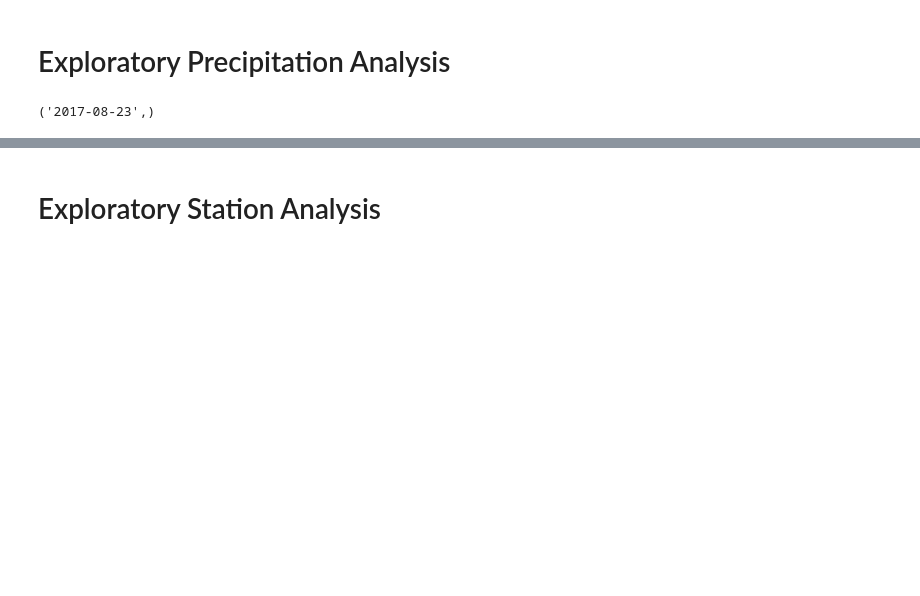
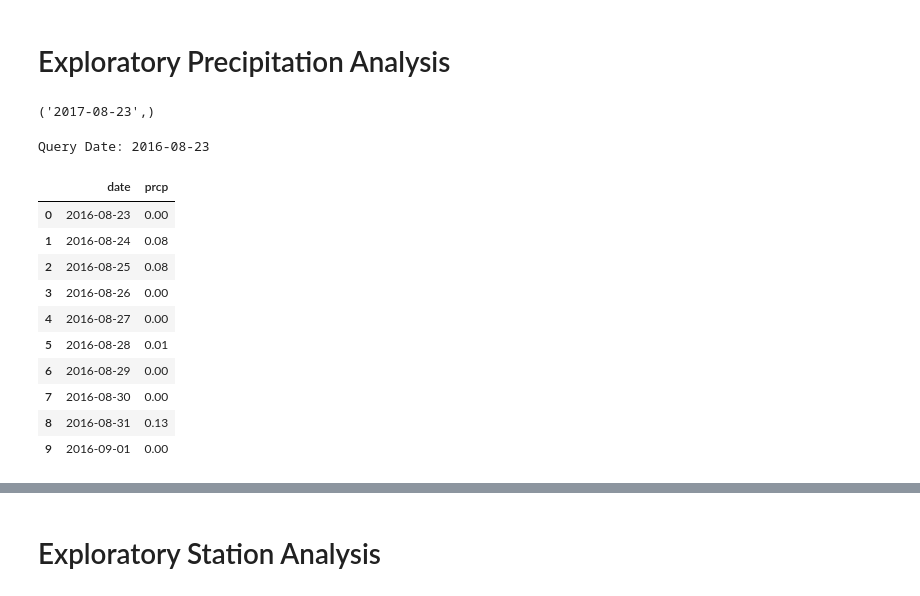
Before and after one commit to amjad5050/sqlalchemy-challenge, a Jupyter notebook: Instructions/climate_starter.ipynb, the cells around one changed output, grey strips where cells are left out. Cells and saved outputs as stored; diff of their text form; code cells hidden in the pictures; blank space fills up the shorter version.

```diff
--- a/Instructions/climate_starter.ipynb
+++ b/Instructions/climate_starter.ipynb
@@ -78,3 +75,8 @@ most_recent = (
 most_recent
 # %% [output]
 ('2017-08-23',)
+# %%
+year_ago_date=dt.date(2017, 8, 23) - dt.timedelta(days=365)
+print('Query Date:', year_ago_date)
+# %% [output]
+Query Date: 2016-08-23
@@ -81,3 +85,26 @@ most_recent
+# %%
+results = (
+    session
+    .query(Measurement.date,Measurement.prcp)
+    .filter(Measurement.date >=year_ago_date)
+    .limit(10)
+    .all()
+)
+# %%
+results_df=pd.DataFrame(results, columns=['date', 'prcp'])
+results_df.head(20)
+# %% [output]
+|  | date | prcp |
+| 0 | 2016-08-23 | 0.00 |
+| 1 | 2016-08-24 | 0.08 |
+| 2 | 2016-08-25 | 0.08 |
+| 3 | 2016-08-26 | 0.00 |
+| 4 | 2016-08-27 | 0.00 |
+| 5 | 2016-08-28 | 0.01 |
+| 6 | 2016-08-29 | 0.00 |
+| 7 | 2016-08-30 | 0.00 |
+| 8 | 2016-08-31 | 0.13 |
+| 9 | 2016-09-01 | 0.00 |
 # %%
 # Design a query to retrieve the last 12 months of precipitation data and plot the results.
 # Starting from the most recent data point in the database.
```
Also changed, not shown: parts of 12 cells of this notebook, 1 other file.
